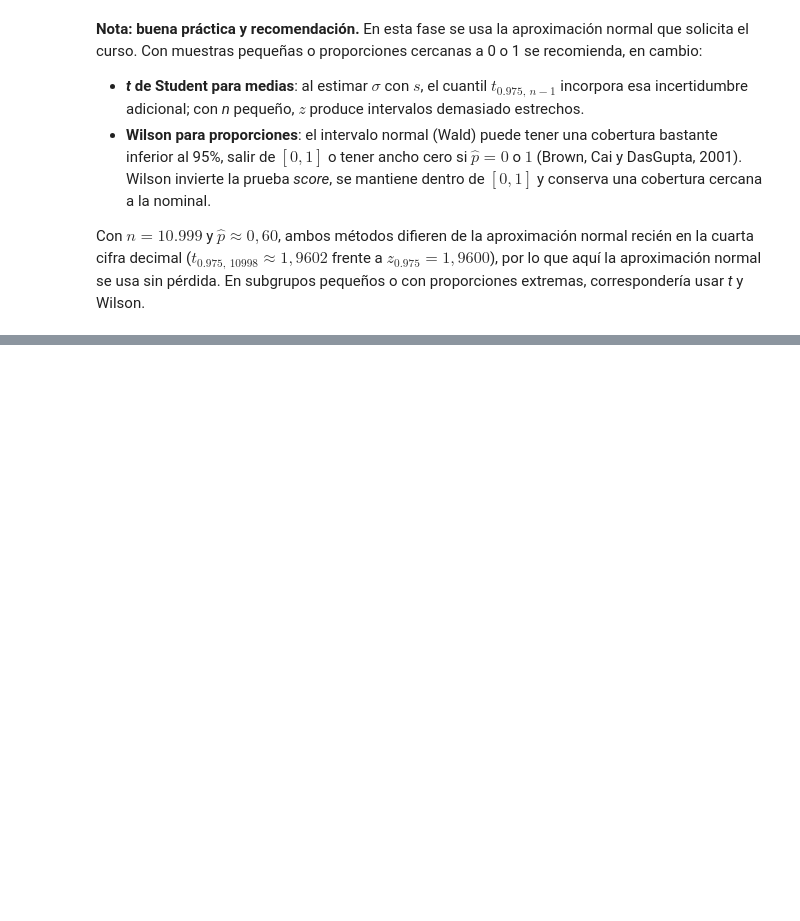
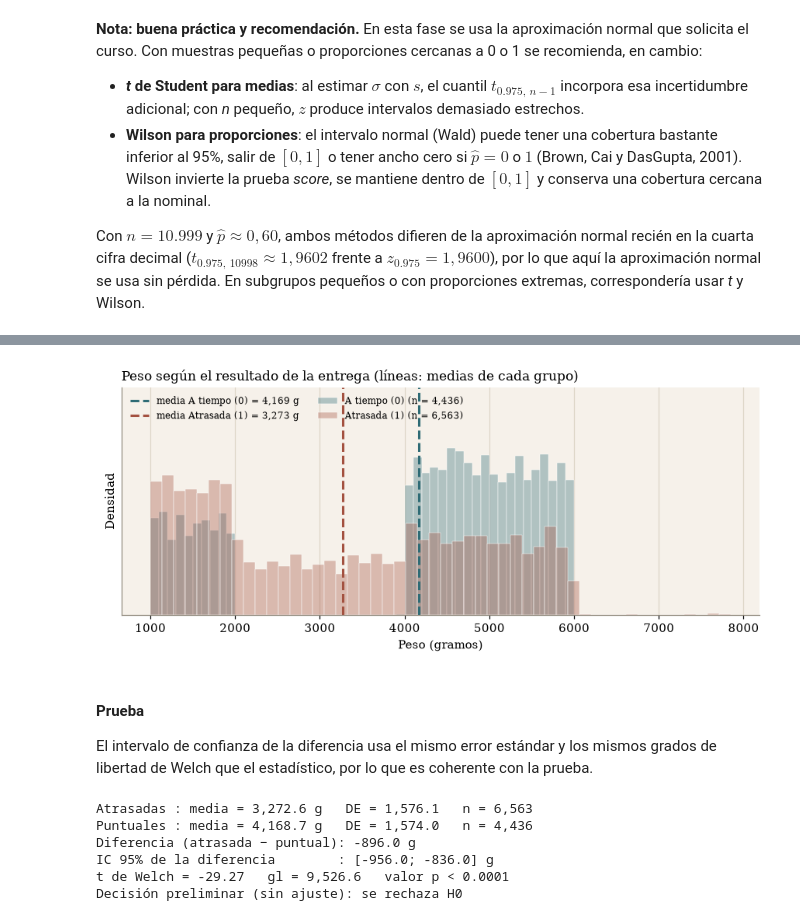
Before and after one commit to joserodriguezc/grupo_1_estadistica_computacional, a Jupyter notebook: notebooks/formativa_1.ipynb, the cells around one changed output, grey strips where cells are left out. Drawn from its saved outputs; the diff is of its cells as text; code cells hidden in the pictures; blank space fills up the shorter version.

```diff
--- a/notebooks/formativa_1.ipynb
+++ b/notebooks/formativa_1.ipynb
@@ -848,0 +914,29 @@ aproximación normal se usa sin pérdida. En subgrupos pequeños o con proporcio
+# %%
+VAR_T02 = 'peso_gramos'
+atr = df.loc[df[TARGET] == 1, VAR_T02]
+punt = df.loc[df[TARGET] == 0, VAR_T02]
+
+
+def es_extremo(x):
+    q1, q3 = x.quantile([0.25, 0.75])
+    return (x < q1 - 1.5 * (q3 - q1)) | (x > q3 + 1.5 * (q3 - q1))
+
+
+filas_sup = []
+for g, x in [(ETIQ_TARGET[1], atr), (ETIQ_TARGET[0], punt)]:
+    filas_sup.append({'grupo': g, 'n': len(x), 'media': x.mean(), 'mediana': x.median(),
+                      'de': x.std(ddof=1), 'asimetria': x.skew(), 'curtosis_exceso': x.kurt(),
+                      'extremos_IQR': int(es_extremo(x).sum()),
+                      'influencia_max_g': (x - x.mean()).abs().max() / (len(x) - 1)})
+supuestos_t02 = pd.DataFrame(filas_sup).set_index('grupo')
+
+dif = atr.mean() - punt.mean()
+dif_sin_ext = atr[~es_extremo(atr)].mean() - punt[~es_extremo(punt)].mean()
+print(f"Independencia: grupos disjuntos = {atr.index.intersection(punt.index).empty}, "
+      f"id_envio único = {df['id_envio'].is_unique}")
+print(f"Razón de varianzas (atr/punt)        : {atr.var() / punt.var():.3f}")
+print(f"Diferencia de medias                 : {dif:,.1f} g")
+print(f"Máximo cambio al quitar 1 observación: {supuestos_t02['influencia_max_g'].max():.2f} g "
+      f"({supuestos_t02['influencia_max_g'].max() / abs(dif) * 100:.3f}% de la diferencia)")
+print(f"Diferencia sin extremos IQR          : {dif_sin_ext:,.1f} g (sensibilidad, no se eliminan)")
+supuestos_t02.round(2)
@@ -848,0 +953,36 @@ aproximación normal se usa sin pérdida. En subgrupos pequeños o con proporcio
+# %%
+fig, ax = plt.subplots(figsize=(8, 3.6))
+for g, x in [(ETIQ_TARGET[0], punt), (ETIQ_TARGET[1], atr)]:
+    sns.histplot(x, ax=ax, stat='density', bins=50, color=PAL_TARGET[g], alpha=0.35,
+                 edgecolor='white', linewidth=0.3, label=f'{g} (n = {len(x):,})')
+    ax.axvline(x.mean(), color=PAL_TARGET[g], lw=2, ls='--', label=f'media {g} = {x.mean():,.0f} g')
+ax.set_xlabel('Peso (gramos)')
+ax.set_ylabel('Densidad')
+ax.set_yticks([])
+ax.set_title('Peso según el resultado de la entrega (líneas: medias de cada grupo)')
+ax.set_ylim(0, ax.get_ylim()[1] * 1.3)   # espacio para la leyenda
+ax.legend(frameon=False, fontsize=8, loc='upper left', ncol=2)
+ax.grid(axis='y', visible=False)
+guardar('fig_t02_peso_grupos')
+# %% [output]
+[figure, added]
+# %% [markdown]
+#### Prueba
+El intervalo de confianza de la diferencia usa el mismo error estándar y los mismos grados de libertad de
+Welch que el estadístico, por lo que es coherente con la prueba.
+# %%
+t02 = contraste_welch(atr, punt)
+
+print(f"Atrasadas : media = {t02['media_atr']:,.1f} g   DE = {t02['de_atr']:,.1f}   n = {t02['n_atr']:,}")
+print(f"Puntuales : media = {t02['media_punt']:,.1f} g   DE = {t02['de_punt']:,.1f}   n = {t02['n_punt']:,}")
+print(f"Diferencia (atrasada − puntual): {t02['diferencia']:,.1f} g")
+print(f"IC 95% de la diferencia        : [{t02['ic_inf']:,.1f}; {t02['ic_sup']:,.1f}] g")
+print(f"t de Welch = {t02['t']:.2f}   gl = {t02['gl']:,.1f}   valor p {fmt_p(t02['p'])}")
+print('Decisión preliminar (sin ajuste):', decision(t02['p']))
+# %% [output]
+Atrasadas : media = 3,272.6 g   DE = 1,576.1   n = 6,563
+Puntuales : media = 4,168.7 g   DE = 1,574.0   n = 4,436
+Diferencia (atrasada − puntual): -896.0 g
+IC 95% de la diferencia        : [-956.0; -836.0] g
+t de Welch = -29.27   gl = 9,526.6   valor p < 0.0001
+Decisión preliminar (sin ajuste): se rechaza H0
```
Also changed, not shown: parts of 20 cells of this notebook, 4 other files.
